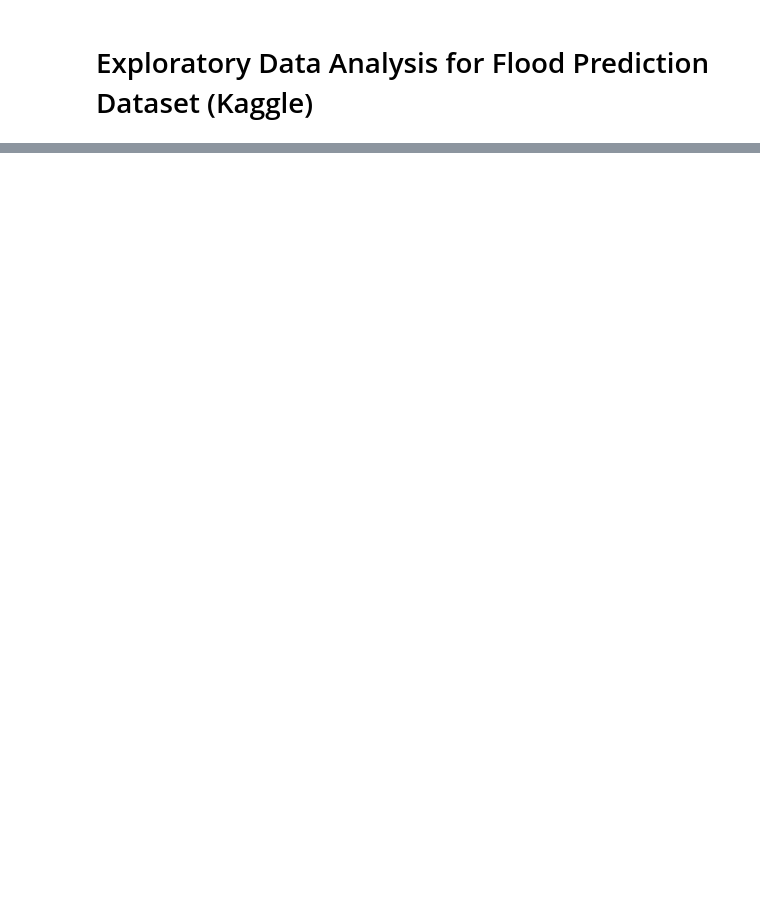
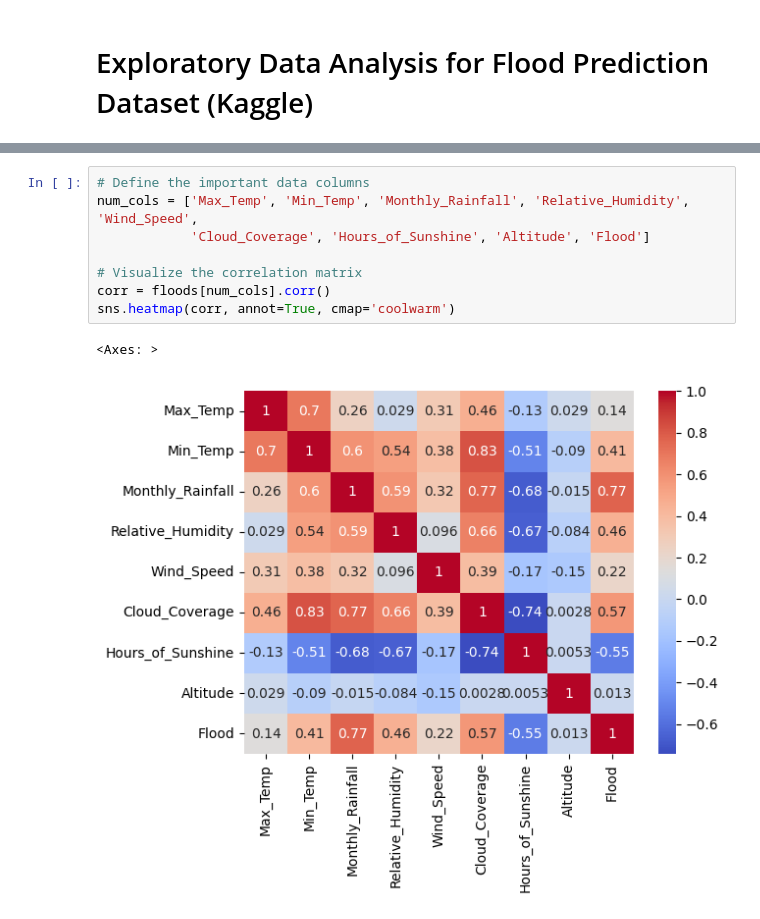
Before and after one commit to QuinnMcGill/MLFloodPrediction, a Jupyter notebook: eda.ipynb, the cells around one changed output, grey strips where cells are left out. Drawn from its saved outputs; the diff is of its cells as text; blank space fills up the shorter version.

```diff
--- a/eda.ipynb
+++ b/eda.ipynb
@@ -63,0 +89,11 @@ floods.describe().T
+# %%
+# Define the important data columns
+num_cols = ['Max_Temp', 'Min_Temp', 'Monthly_Rainfall', 'Relative_Humidity', 'Wind_Speed',
+            'Cloud_Coverage', 'Hours_of_Sunshine', 'Altitude', 'Flood']
+
+# Visualize the correlation matrix
+corr = floods[num_cols].corr()
+sns.heatmap(corr, annot=True, cmap='coolwarm')
+# %% [output]
+<Axes: >
+[figure, added]
```
Also changed, not shown: parts of 6 cells of this notebook, 2 other files.
